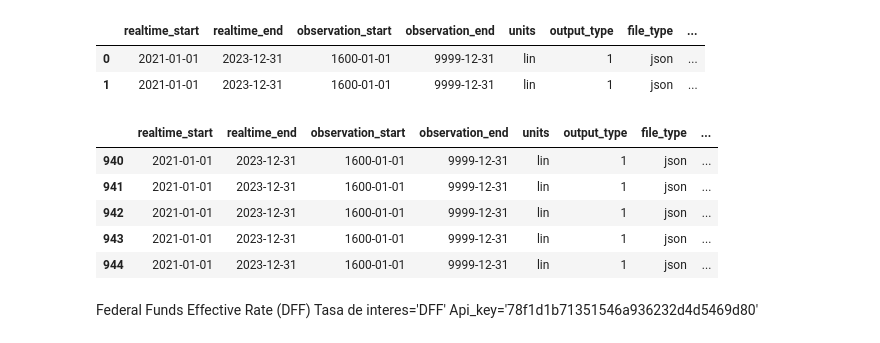
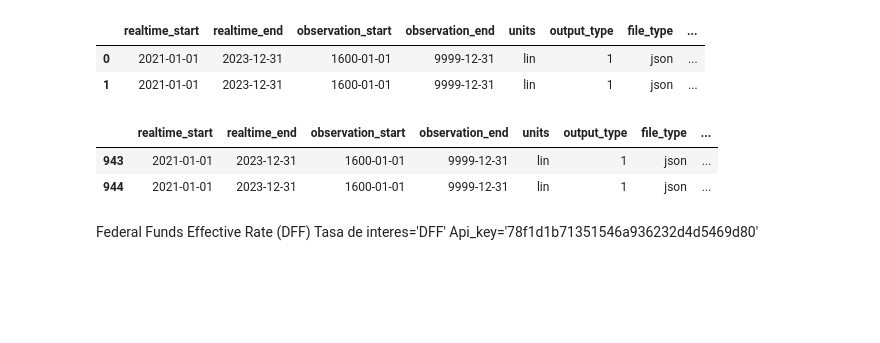
Before and after one commit to diegomacaya/proyecto_DataScience_DMS, a Jupyter notebook: src/explore copy.ipynb, the cells around one changed output. Drawn from its saved outputs; the diff is of its cells as text; code cells hidden in the pictures; blank space fills up the shorter version.

```diff
--- a/src/explore copy.ipynb
+++ b/src/explore copy.ipynb
@@ -157,12 +144,9 @@ https://api.stlouisfed.org/fred/series/observations?api_key&file_type&series_id
 # Ejecutar la función para obtener los datos procesados
 data_UNRATE = obtener_observation_fed(data_UNRATE)
 # %%
-data_UNRATE.tail(5)
+data_UNRATE.tail(2)
 # %% [output]
 |  | realtime_start | realtime_end | observation_start | observation_end | units | output_type | file_type | ... |
-| 940 | 2021-01-01 | 2023-12-31 | 1600-01-01 | 9999-12-31 | lin | 1 | json | ... |
-| 941 | 2021-01-01 | 2023-12-31 | 1600-01-01 | 9999-12-31 | lin | 1 | json | ... |
-| 942 | 2021-01-01 | 2023-12-31 | 1600-01-01 | 9999-12-31 | lin | 1 | json | ... |
 | 943 | 2021-01-01 | 2023-12-31 | 1600-01-01 | 9999-12-31 | lin | 1 | json | ... |
 | 944 | 2021-01-01 | 2023-12-31 | 1600-01-01 | 9999-12-31 | lin | 1 | json | ... |
 # %%
```
Also changed, not shown: parts of 19 cells of this notebook, 10 other files.
